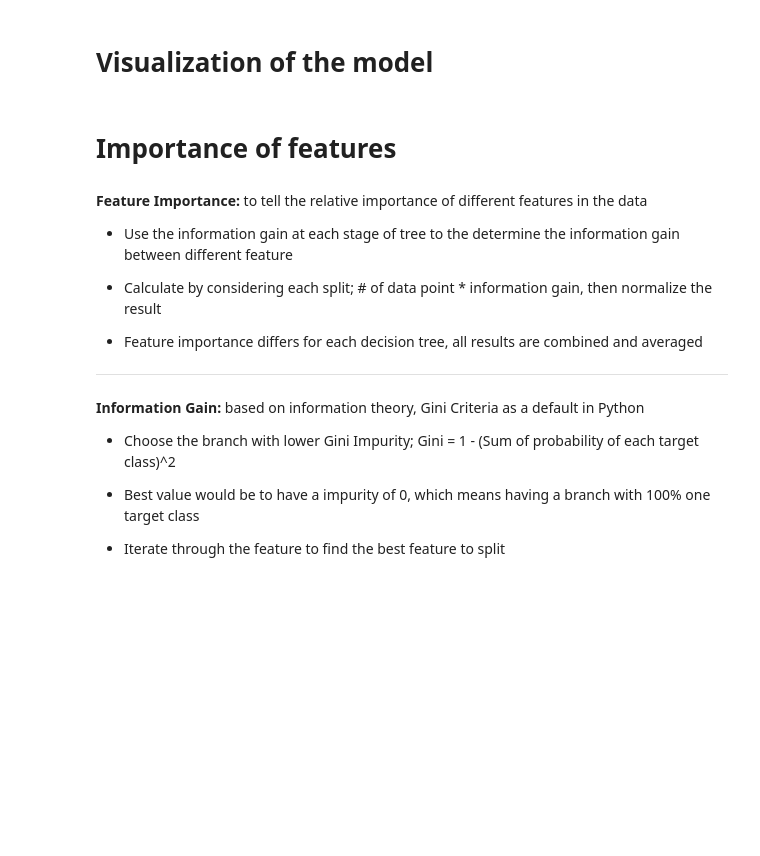
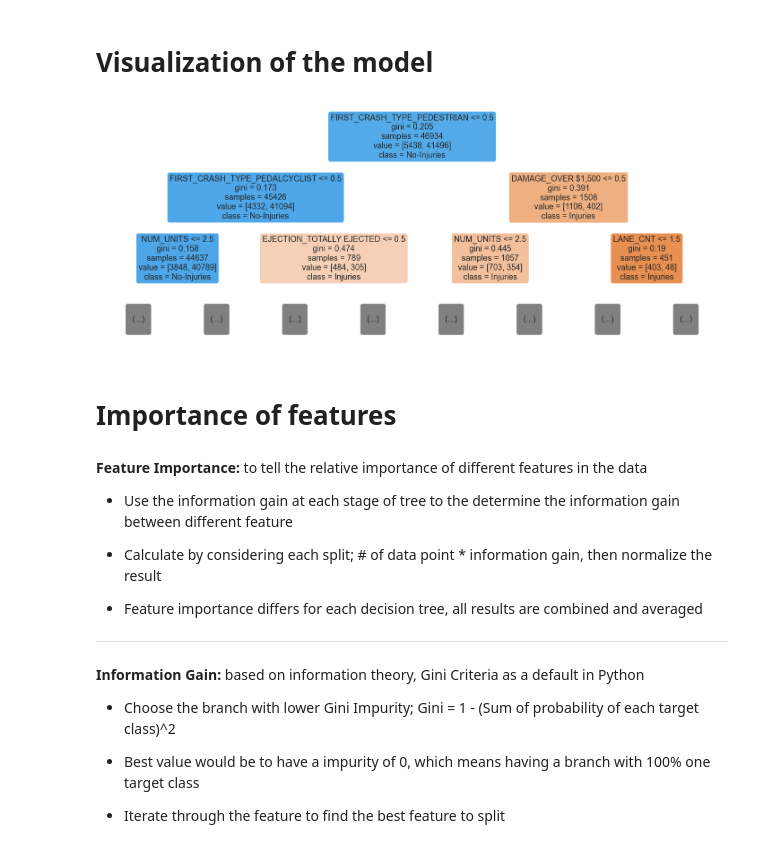
Before and after one commit to shantanu156/vision_zero_chicago_project, a Jupyter notebook: Sprint 3/Tony (For Sprint 3).ipynb, the cells around one changed output. Saved outputs shown, nothing was run; the diff lists cells and outputs as text; code cells hidden in the pictures; blank space fills up the shorter version.

```diff
--- a/Sprint 3/Tony (For Sprint 3).ipynb
+++ b/Sprint 3/Tony (For Sprint 3).ipynb
@@ -1186,5 +1220,18 @@ F1 0.9501703905059757 [0.95150249 0.95020579 0.94926654 0.94921333 0.95066381]
 # %% [markdown]
 # Visualization of the model
+# %%
+fn = X_train.columns.tolist()
+cn = ['Injuries', 'No-Injuries']
+plt.figure(figsize=(25,10))
+tree_visual = tree.plot_tree(clf_dt,
+               feature_names = fn,
+               class_names = cn,
+               max_depth = 2,
+               fontsize = 18,
+               rounded = True,
+               filled = True)
+# %% [output]
+[figure, added]
 # %% [markdown]
 # Importance of features
 # %% [markdown]
```
Also changed, not shown: parts of 29 cells of this notebook.
